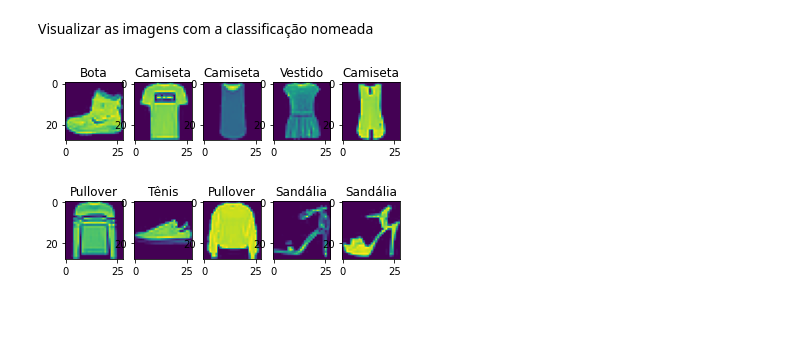
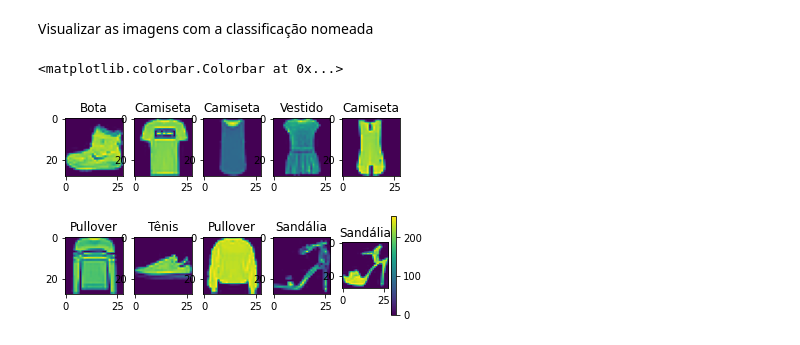
Before and after one commit to Maath-Lima/data-science-studies, a Jupyter notebook: classificacao_roupas.ipynb, the cells around one changed output. Drawn from its saved outputs; the diff is of its cells as text; code cells hidden in the pictures; blank space fills up the shorter version.

```diff
--- a/classificacao_roupas.ipynb
+++ b/classificacao_roupas.ipynb
@@ -47,13 +47,17 @@ for imagem in range(10):
 Visualizar as imagens com a classificação nomeada
 # %%
 # Visualizar as imagens com a classificação nomeada
+total_de_classificacoes = 10
 nomes_de_classificacoes = ['Camiseta', 'Calça', 'Pullover',
                            'Vestido', 'Casaco', 'Sandália',
                            'Camisa', 'Tênis', 'Bolsa', 'Bota']
 
 for imagem in range(10):
   plt.subplot(2, 5, imagem+1)
   plt.imshow(imagens_treino[imagem])
   plt.title(nomes_de_classificacoes[identificacoes_treino[imagem]])
+
+plt.colorbar()
 # %% [output]
+<matplotlib.colorbar.Colorbar at 0x...>
-[figure, old version]
+[figure, new version]
```
Also changed, not shown: parts of 3 cells of this notebook.
